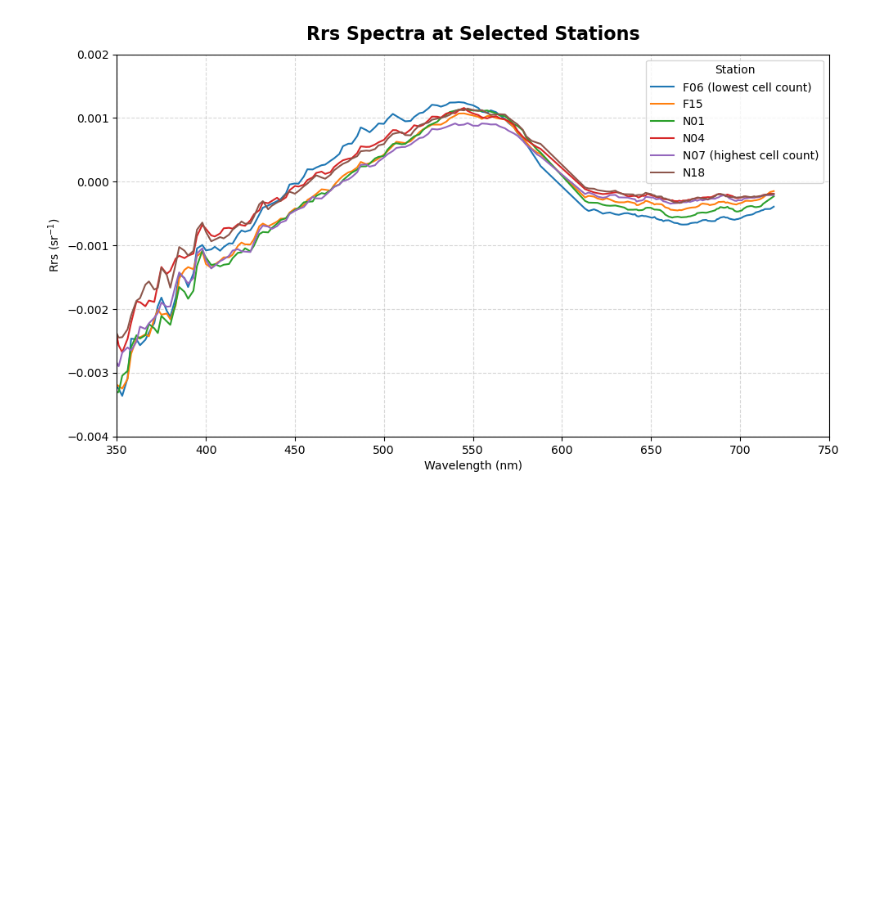
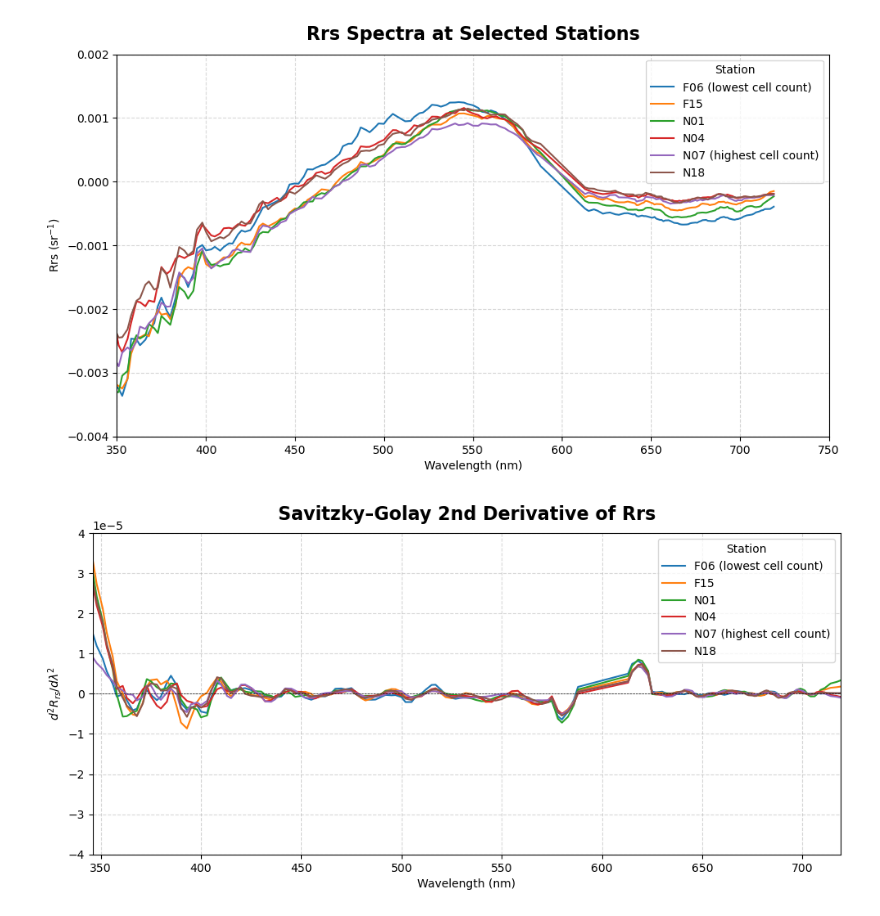
Before and after one commit to fish-pace/2026-proj-phyto-community-structure, a Jupyter notebook: contributor_folders/cassie/Rrs_Mass_Bay.ipynb, the cells around one changed output. Saved outputs shown, nothing was run; the diff lists cells and outputs as text; code cells hidden in the pictures; blank space fills up the shorter version.

```diff
--- a/contributor_folders/cassie/Rrs_Mass_Bay.ipynb
+++ b/contributor_folders/cassie/Rrs_Mass_Bay.ipynb
@@ -265,2 +271,45 @@ plt.show()
 # %% [output]
 [figure]
+# %%
+window = 11
+polyorder = 3
+
+# Compute AVW values for colormap normalization
+avw_da = ds["avw"]
+avw_values = []
+for name, plat, plon in stations:
+    dist = np.sqrt((lat_grid - plat)**2 + (lon_grid - plon)**2)
+    y, x = np.unravel_index(dist.argmin(), dist.shape)
+    avw_values.append(avw_da.isel(number_of_lines=y, pixels_per_line=x).values)
+avw_values = np.array(avw_values)
+
+fig2, ax2 = plt.subplots(figsize=(10,5))
+spec_max = -np.inf
+
+for (name, plat, plon), color in zip(stations, colors_list):
+    dist = np.sqrt((lat_grid - plat)**2 + (lon_grid - plon)**2)
+    y, x = np.unravel_index(dist.argmin(), dist.shape)
+
+    spectrum = ds["Rrs"].isel(number_of_lines=y, pixels_per_line=x).values
+    spec_sg2 = savgol_filter(spectrum, window_length=window, polyorder=polyorder, deriv=2, delta=dlam)
+    spec_max = max(spec_max, np.max(np.abs(spec_sg2)))
+
+    ax2.plot(wavelengths, spec_sg2, color=color, linewidth=1.5, label=name)
+
+# Plot formatting
+ax2.set_title("Savitzky–Golay 2nd Derivative of Rrs", fontsize=16, fontweight="bold", y=1.02)
+ax2.set_xlabel("Wavelength (nm)")
+ax2.set_ylabel(r"$d^2 R_{rs} / d\lambda^2$")
+ax2.axhline(0, color="black", linestyle="--", linewidth=0.5)
+ax2.set_xlim(wavelengths.min(), wavelengths.max())
+ax2.set_ylim(-0.00004, 0.00004)
+ax2.grid(True, linestyle="--", alpha=0.5)
+ax2.legend(title="Station", fontsize=10)
+
+fig2.tight_layout()
+
+fig2.savefig("rrs_sg2_selected_stations_20250616.png", dpi=300, bbox_inches="tight")
+
+plt.show()
+# %% [output]
+[figure, added]
```
Also changed, not shown: parts of 1 cell of this notebook, 1 other file.
